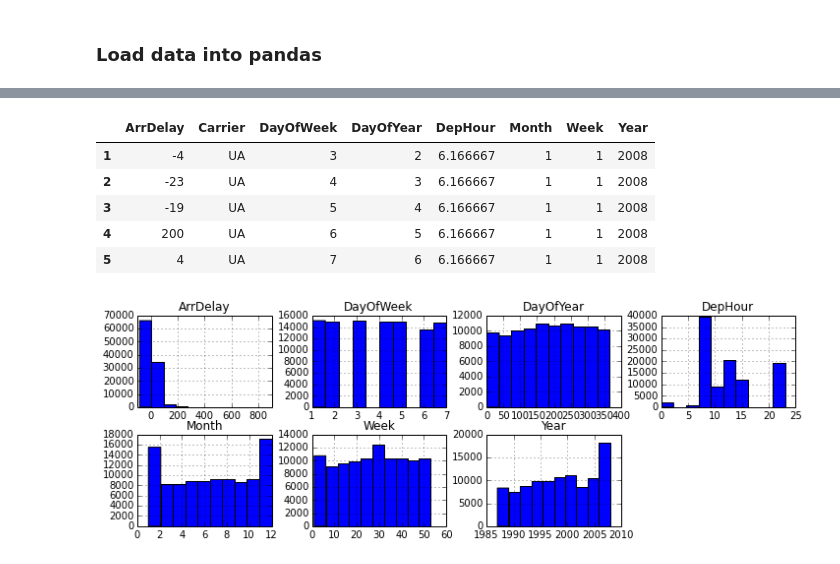
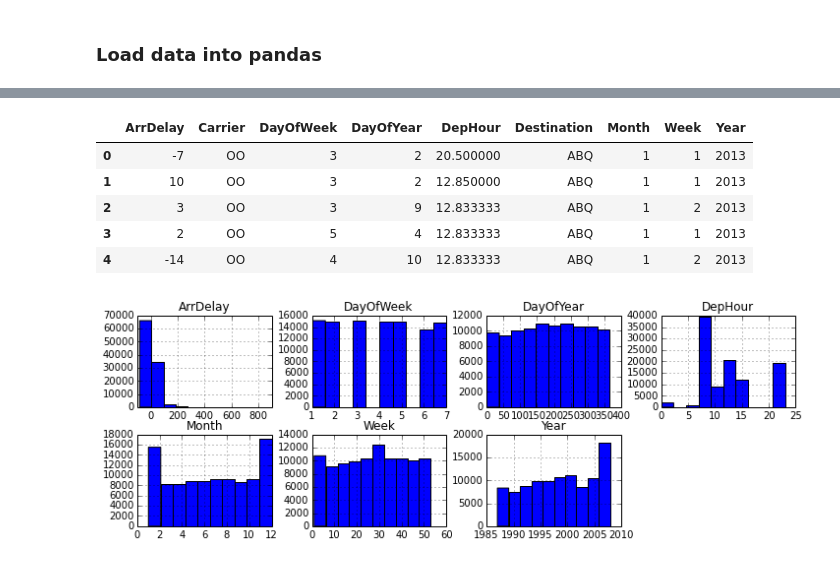
Before and after one commit to mqk/DelayMeNot, a Jupyter notebook: notebooks/model.ipynb, the cells around one changed output, grey strips where cells are left out. Cells and saved outputs as stored; diff of their text form; code cells hidden in the pictures.

```diff
--- a/notebooks/model.ipynb
+++ b/notebooks/model.ipynb
@@ -107,28 +37,28 @@ rows = cur.fetchall()
 # %%
 ### Convert to DataFrame
 
-df = DataFrame(list(rows), columns=['Year', 'Month', 'DayOfMonth', 'DayOfWeek', 'CRSDepTime', 'Carrier', 'ArrDelay'])
+df = DataFrame(list(rows), columns=['Year', 'Month', 'DayOfMonth', 'DayOfWeek', 'CRSDepTime', 'Carrier', 'ArrDelay', 'Destination'])
 
 ### drop columns without delays (cancellations)
 df = df.dropna()
 
 ### Create some auxiliary columns
 import datetime
 
 df['DayOfYear'] = df.apply( lambda x: datetime.datetime(x['Year'],x['Month'],x['DayOfMonth']).timetuple().tm_yday, axis=1)
 df['Week'] = df['DayOfYear'] / 7 + 1
 df['DepHour'] = df['CRSDepTime']/100 + df['CRSDepTime']%100 / 60.0
 
 df = df.drop(['DayOfMonth','CRSDepTime'],axis=1).sort_index(axis=1)
 
 df.head()
 # %% [output]
-|  | ArrDelay | Carrier | DayOfWeek | DayOfYear | DepHour | Month | Week | Year |
-| 1 | -4 | UA | 3 | 2 | 6.166667 | 1 | 1 | 2008 |
-| 2 | -23 | UA | 4 | 3 | 6.166667 | 1 | 1 | 2008 |
-| 3 | -19 | UA | 5 | 4 | 6.166667 | 1 | 1 | 2008 |
-| 4 | 200 | UA | 6 | 5 | 6.166667 | 1 | 1 | 2008 |
-| 5 | 4 | UA | 7 | 6 | 6.166667 | 1 | 1 | 2008 |
+|  | ArrDelay | Carrier | DayOfWeek | DayOfYear | DepHour | Destination | Month | Week | Year |
+| 0 | -7 | OO | 3 | 2 | 20.500000 | ABQ | 1 | 1 | 2013 |
+| 1 | 10 | OO | 3 | 2 | 12.850000 | ABQ | 1 | 1 | 2013 |
+| 2 | 3 | OO | 3 | 9 | 12.833333 | ABQ | 1 | 2 | 2013 |
+| 3 | 2 | OO | 5 | 4 | 12.833333 | ABQ | 1 | 1 | 2013 |
+| 4 | -14 | OO | 4 | 10 | 12.833333 | ABQ | 1 | 2 | 2013 |
 # %%
 cols = list(df.columns)
 cols.remove('Carrier')
```
Also changed, not shown: parts of 39 cells of this notebook, 29 other files.
